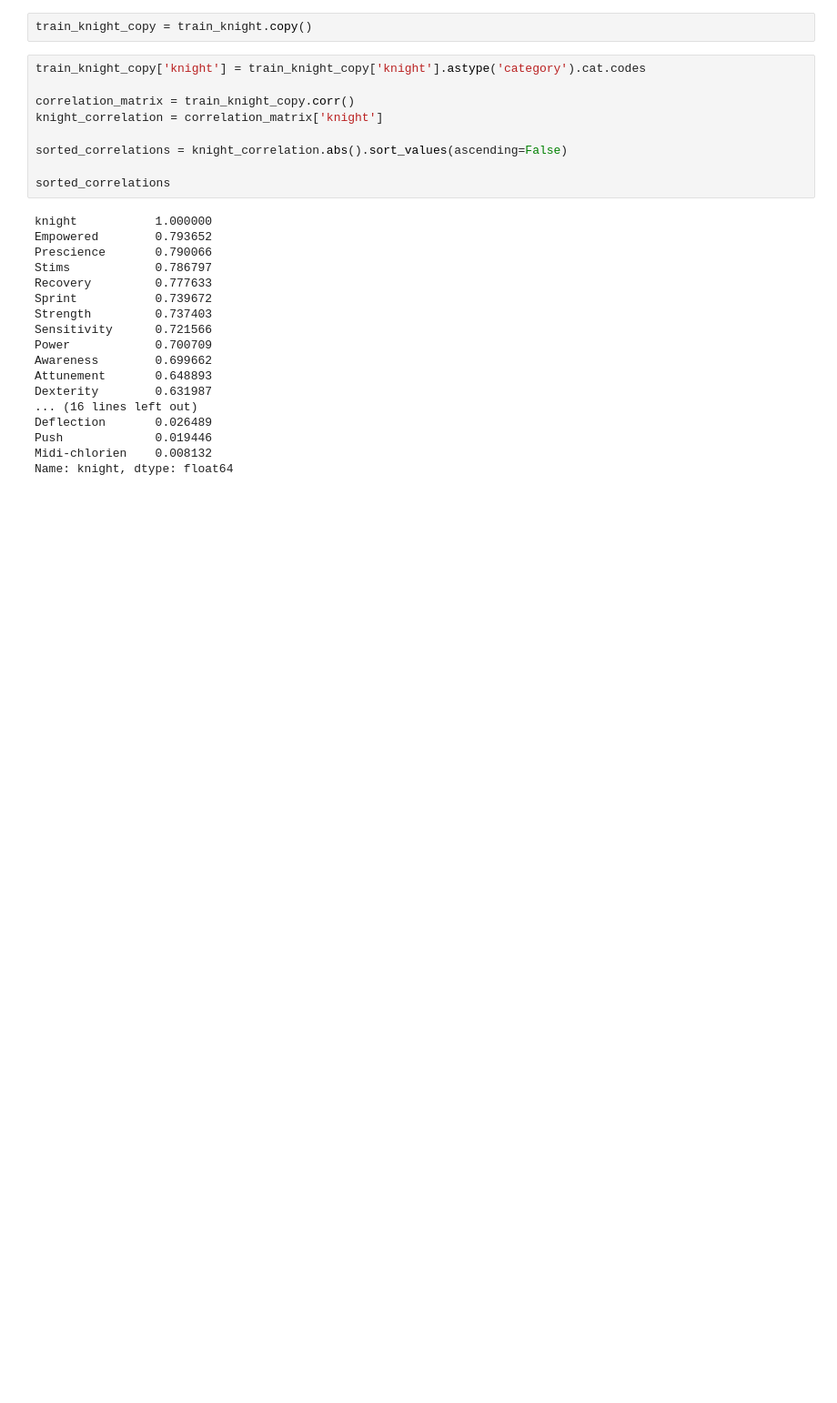
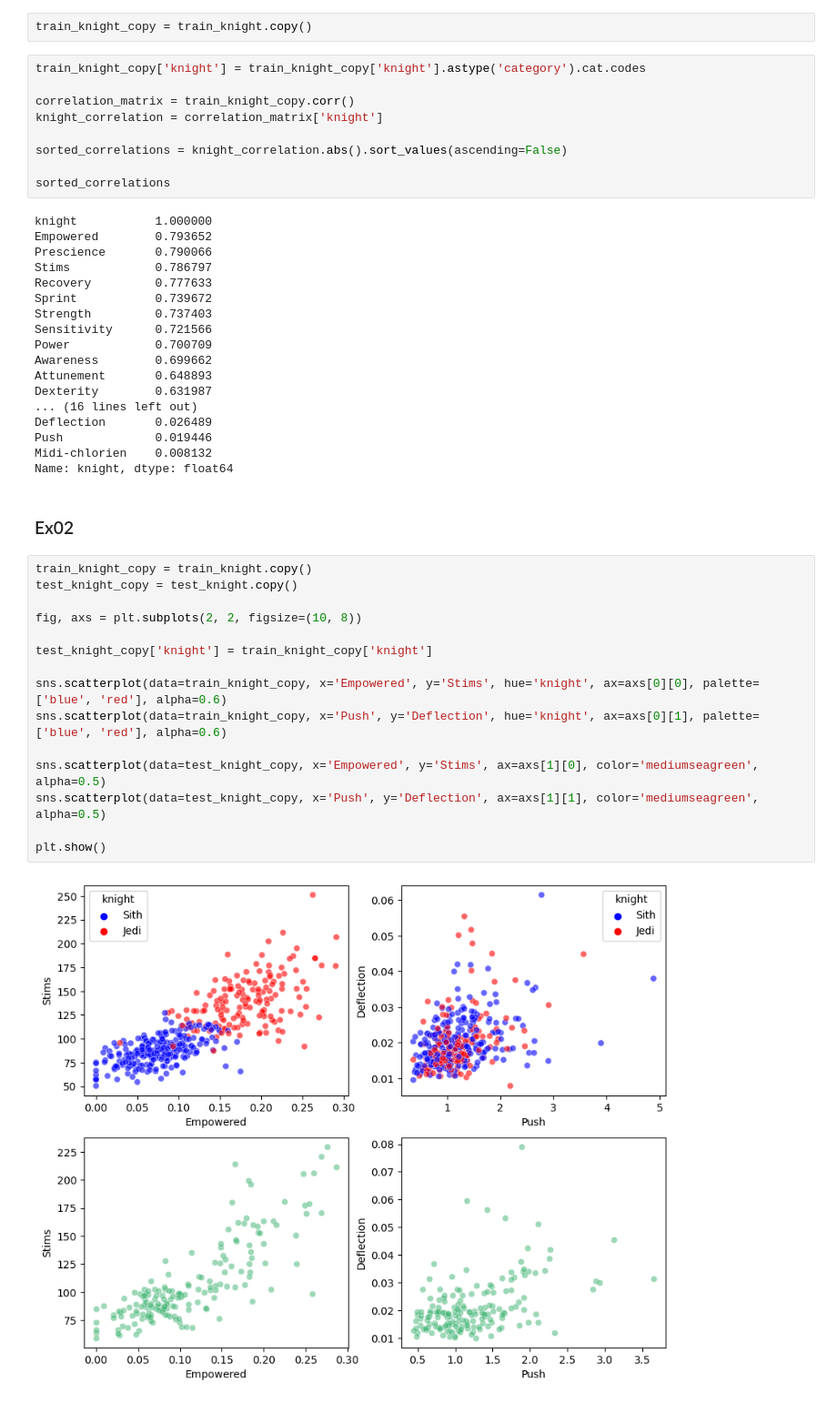
Before and after one commit to ayoubabounakif/data-science-modules, a Jupyter notebook: notebook_m03.ipynb, the cells around one changed output. Shown at 91% size. Cells and saved outputs as stored; diff of their text form; blank space fills up the shorter version.

```diff
--- a/notebook_m03.ipynb
+++ b/notebook_m03.ipynb
@@ -94,3 +94,22 @@ Deflection       0.026489
 Push             0.019446
 Midi-chlorien    0.008132
 Name: knight, dtype: float64
+# %% [markdown]
+### Ex02
+# %%
+train_knight_copy = train_knight.copy()
+test_knight_copy = test_knight.copy()
+
+fig, axs = plt.subplots(2, 2, figsize=(10, 8))
+
+test_knight_copy['knight'] = train_knight_copy['knight']
+
+sns.scatterplot(data=train_knight_copy, x='Empowered', y='Stims', hue='knight', ax=axs[0][0], palette=['blue', 'red'], alpha=0.6)
+sns.scatterplot(data=train_knight_copy, x='Push', y='Deflection', hue='knight', ax=axs[0][1], palette=['blue', 'red'], alpha=0.6)
+
+sns.scatterplot(data=test_knight_copy, x='Empowered', y='Stims', ax=axs[1][0], color='mediumseagreen', alpha=0.5)
+sns.scatterplot(data=test_knight_copy, x='Push', y='Deflection', ax=axs[1][1], color='mediumseagreen', alpha=0.5)
+
+plt.show()
+# %% [output]
+[figure, added]
```
